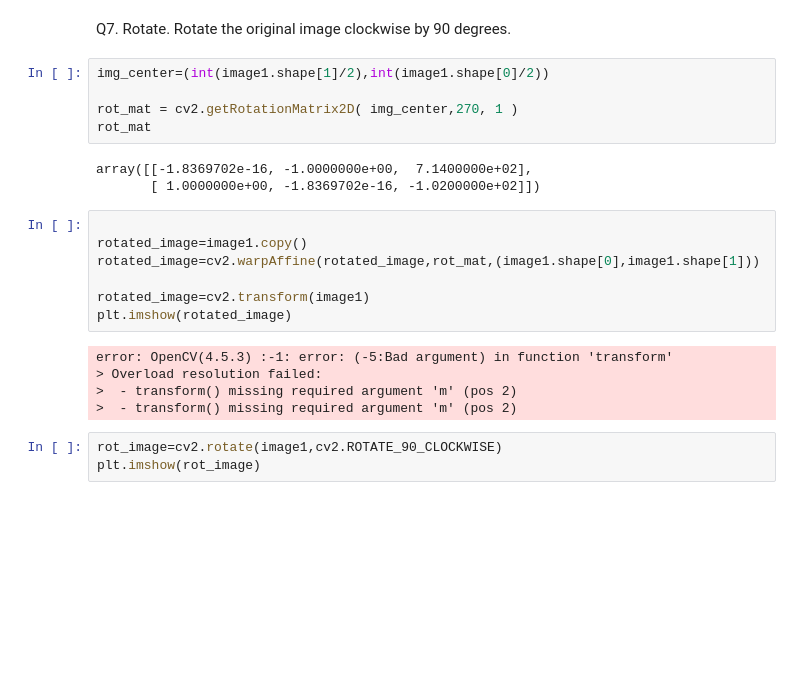
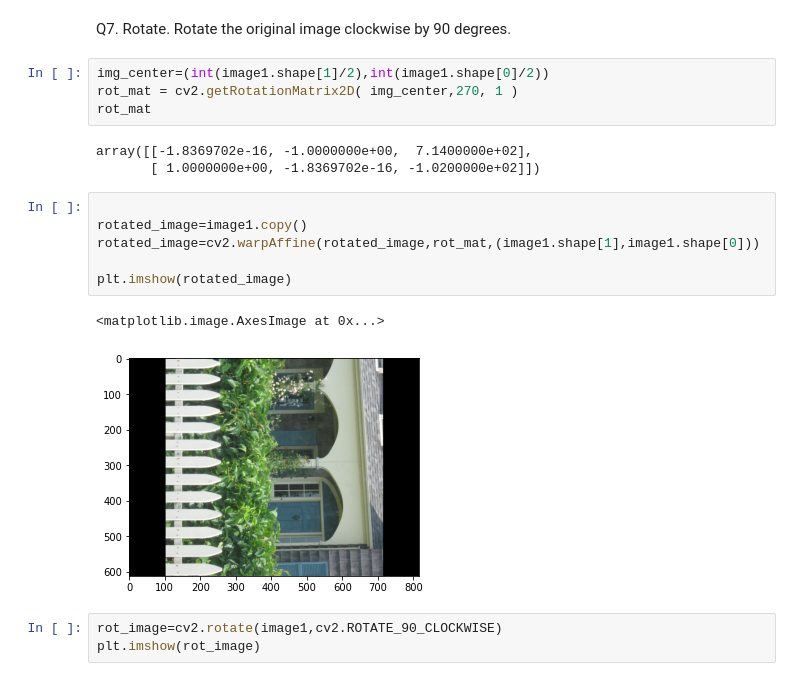
Before and after one commit to mathewvarghesemanu/basic_image_processing_opencv, a Jupyter notebook: CV classic HW1.ipynb, the cells around one changed output. Drawn from its saved outputs; the diff is of its cells as text; blank space fills up the shorter version.

```diff
--- a/CV classic HW1.ipynb
+++ b/CV classic HW1.ipynb
@@ -155,7 +155,6 @@ plt.imshow(shifted_image)
 Q7. Rotate. Rotate the original image clockwise by 90 degrees.
 # %%
 img_center=(int(image1.shape[1]/2),int(image1.shape[0]/2))
-
 rot_mat = cv2.getRotationMatrix2D( img_center,270, 1 )
 rot_mat
 # %% [output]
@@ -164,15 +163,12 @@ array([[-1.8369702e-16, -1.0000000e+00,  7.1400000e+02],
 # %%
 
 rotated_image=image1.copy()
-rotated_image=cv2.warpAffine(rotated_image,rot_mat,(image1.shape[0],image1.shape[1]))
+rotated_image=cv2.warpAffine(rotated_image,rot_mat,(image1.shape[1],image1.shape[0]))
 
-rotated_image=cv2.transform(image1)
 plt.imshow(rotated_image)
 # %% [output]
-error: OpenCV(4.5.3) :-1: error: (-5:Bad argument) in function 'transform'
-> Overload resolution failed:
->  - transform() missing required argument 'm' (pos 2)
->  - transform() missing required argument 'm' (pos 2)
+<matplotlib.image.AxesImage at 0x...>
+[figure, added]
 # %%
 rot_image=cv2.rotate(image1,cv2.ROTATE_90_CLOCKWISE)
 plt.imshow(rot_image)
```
Also changed, not shown: parts of 28 cells of this notebook.
